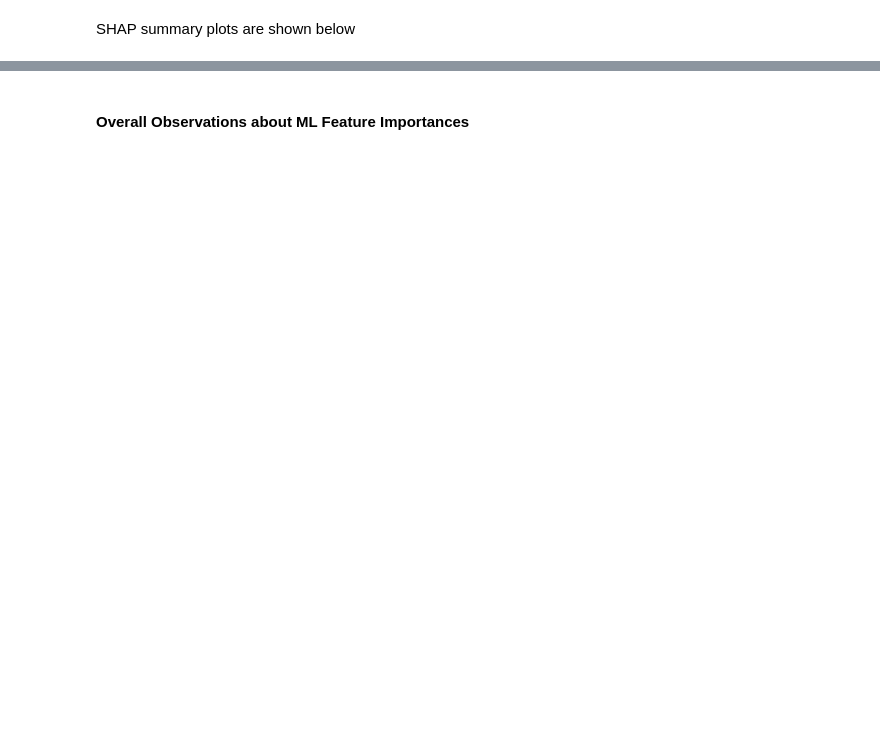
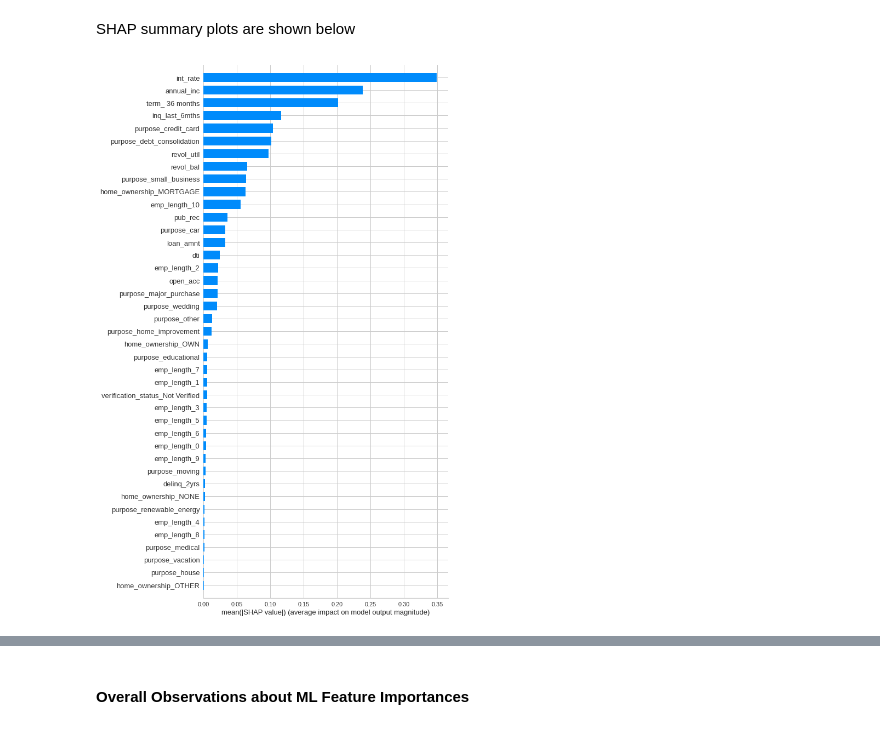
Before and after one commit to edesz/predict-loan-defaults, a Jupyter notebook: 5_experiments_in_classification_v2.ipynb, the cells around one changed output, grey strips where cells are left out. Cells and saved outputs as stored; diff of their text form; code cells hidden in the pictures; blank space fills up the shorter version.

```diff
--- a/5_experiments_in_classification_v2.ipynb
+++ b/5_experiments_in_classification_v2.ipynb
@@ -1199,5 +1384,7 @@ SHAP summary plots are shown below
 # %%
 %%time
 shap.summary_plot(
-    shap_values=shap_values, features=X_test_trans, max_display=20, plot_type="bar"
+    shap_values=shap_values, features=X_test_trans, max_display=X_test_trans.shape[1], plot_type="bar"
 )
+# %% [output]
+[figure, added]
```
Also changed, not shown: parts of 80 cells of this notebook.
